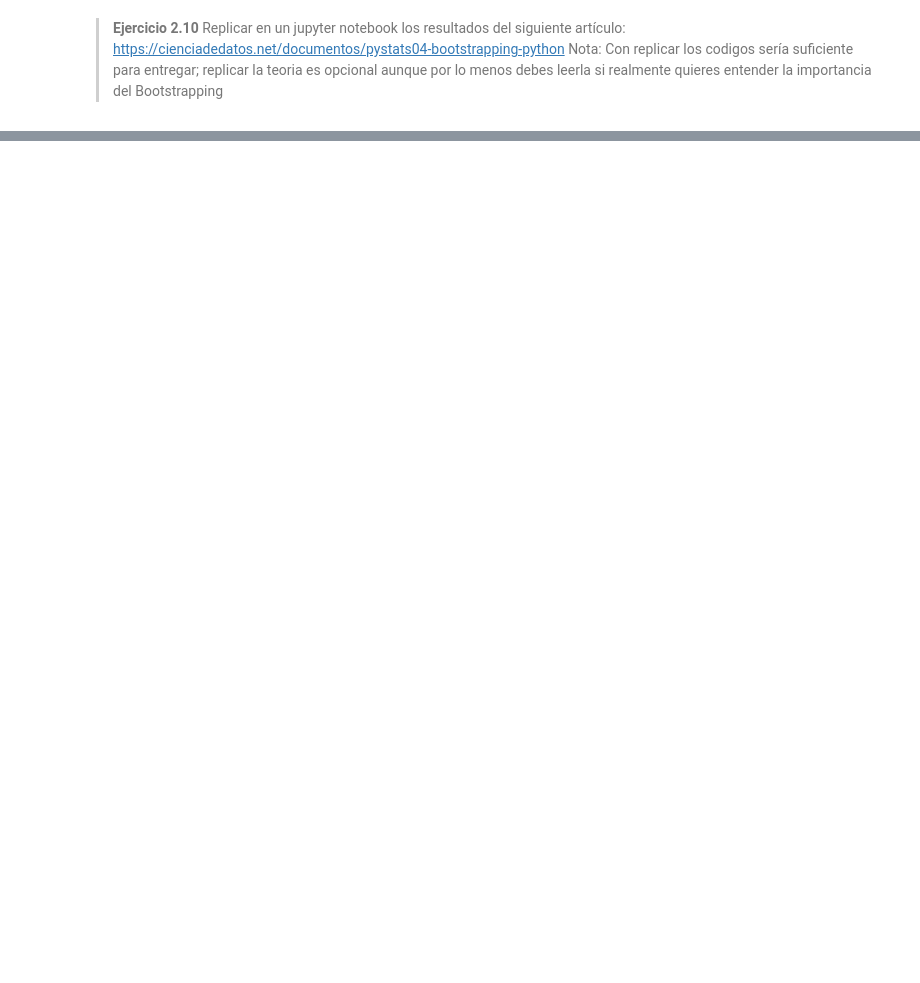
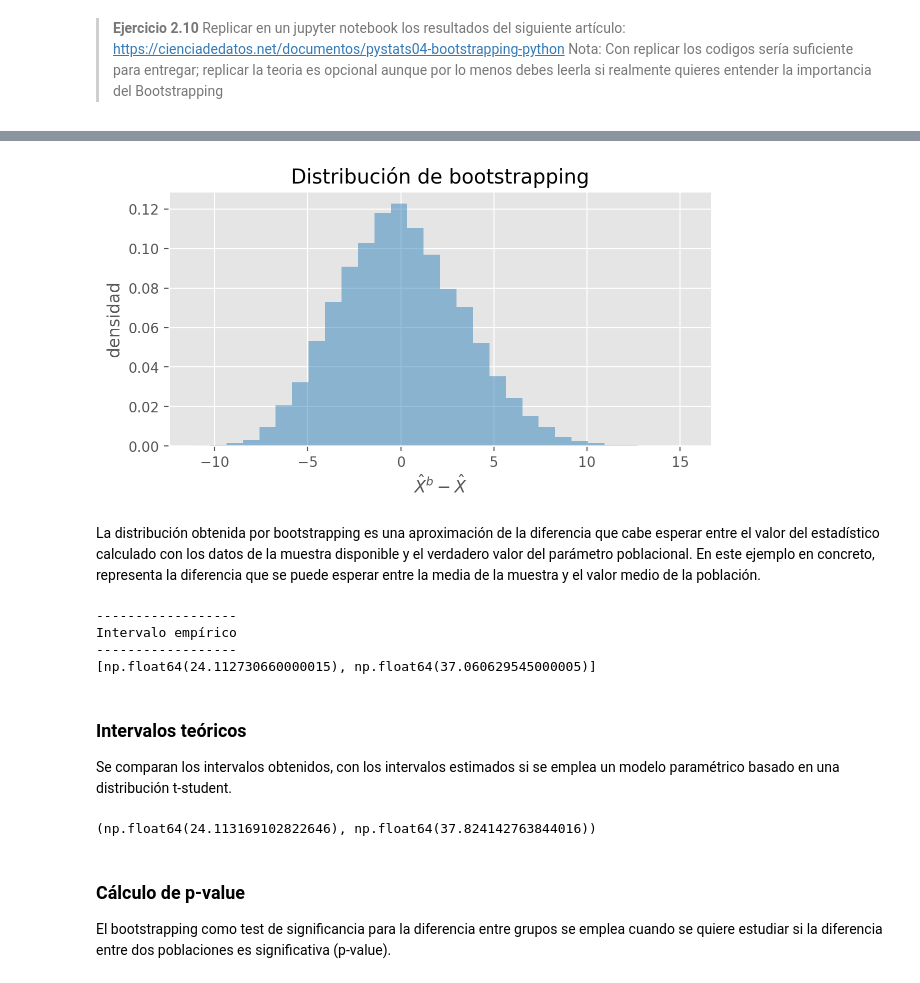
Before and after one commit to mizos0512/RPython, a Jupyter notebook: Notebooks/Clase_90-Intervalos_de_Confianza.ipynb, the cells around one changed output, grey strips where cells are left out. Drawn from its saved outputs; the diff is of its cells as text; code cells hidden in the pictures; blank space fills up the shorter version.

```diff
--- a/Notebooks/Clase_90-Intervalos_de_Confianza.ipynb
+++ b/Notebooks/Clase_90-Intervalos_de_Confianza.ipynb
@@ -557,0 +828,48 @@ Imagina que estás midiendo la altura promedio de estudiantes en una escuela. Si
+# %%
+dist_boot = bootstraping_empirico(
+                x = datos,
+                fun_estadistico = calcular_estadistico,
+                n_iteraciones   = 9999
+            )
+# %%
+# Distribución de bootstrapping
+# ==============================================================================
+fig, ax = plt.subplots(ncols=1, nrows=1, figsize=(7,3.3))
+ax.hist(dist_boot, bins=30, density=True, color='#3182bd', alpha=0.5)
+ax.set_title('Distribución de bootstrapping')
+ax.set_xlabel(r'$\hat{X}^{b} - \hat{X}$')
+ax.set_ylabel('densidad');
+# %% [output]
+[figure, added]
+# %% [markdown]
+La distribución obtenida por bootstrapping es una aproximación de la diferencia que cabe esperar entre el valor del estadístico calculado con los datos de la muestra disponible y el verdadero valor del parámetro poblacional. En este ejemplo en concreto, representa la diferencia que se puede esperar entre la media de la muestra y el valor medio de la población.
+# %%
+# Intervalo IC basado en bootstrapping empírico.
+# ==============================================================================
+# Un IC del 95% debe abarcar desde el cuantil 0.025 al 0.975
+cuantiles = np.quantile(a = dist_boot, q = [0.025, 0.975])
+estadistico_muestra = calcular_estadistico(datos)
+print('------------------')
+print('Intervalo empírico')
+print('------------------')
+intervalo = [estadistico_muestra - cuantiles[1] , estadistico_muestra - cuantiles[0]]
+print(intervalo)
+# %% [output]
+------------------
+Intervalo empírico
+------------------
+[np.float64(24.112730660000015), np.float64(37.060629545000005)]
+# %% [markdown]
+### Intervalos teóricos
+
+Se comparan los intervalos obtenidos, con los intervalos estimados si se emplea un modelo paramétrico basado en una distribución t-student.
+# %%
+from statsmodels.stats.weightstats import DescrStatsW
+d1 = DescrStatsW(datos)
+print(d1.tconfint_mean(alpha=0.05, alternative='two-sided'))
+# %% [output]
+(np.float64(24.113169102822646), np.float64(37.824142763844016))
+# %% [markdown]
+### Cálculo de p-value
+
+El bootstrapping como test de significancia para la diferencia entre grupos se emplea cuando se quiere estudiar si la diferencia entre dos poblaciones es significativa (p-value).
```
Also changed, not shown: parts of 50 cells of this notebook, 4 other files.
